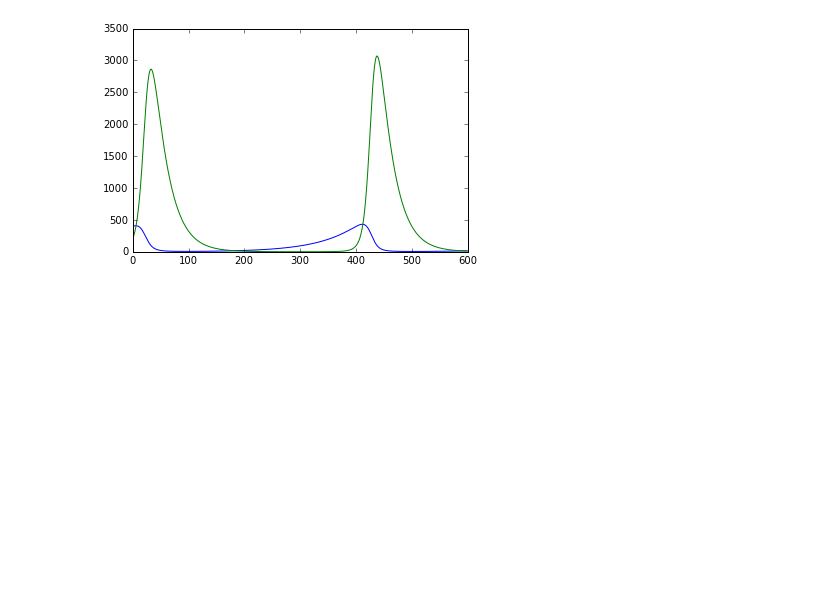
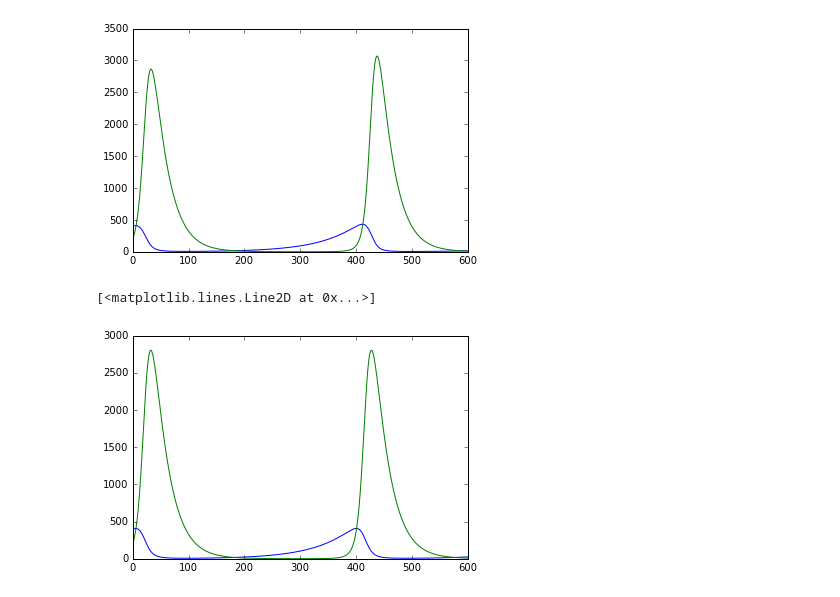
Before and after one commit to GregZaylor/rabbits-and-foxes-yujiazhang84, a Jupyter notebook: rabbits-and-foxes.ipynb, the cells around one changed output. Saved outputs shown, nothing was run; the diff lists cells and outputs as text; code cells hidden in the pictures; blank space fills up the shorter version.

Commit message:
Assignment: odeint function

```diff
--- a/rabbits-and-foxes.ipynb
+++ b/rabbits-and-foxes.ipynb
@@ -95,0 +105,33 @@ plt.plot(time, F)
+# %%
+# Kintetic constant
+k_1 = 0.015
+k_2 = 0.00004
+k_3 = 0.0004
+k_4 = 0.04
+
+# Initial condition
+rabbit_0 = 400
+fox_0 = 200
+
+# Other condition
+day = 600
+step_size = 0.1
+# %%
+def f(y, t):
+    R, F = y
+    dR = k_1*R - k_2*R*F
+    dF = k_3*R*F - k_4*F
+    return (dR, dF)
+
+initial = [rabbit_0, fox_0]
+times = np.arange(0, day, step_size)
+result = odeint (f, initial, times)
+
+rabbit = result[:,0]
+fox = result[:,1]
+# %%
+plt.plot(times, rabbit)
+plt.plot(times, fox)
+# %% [output]
+[<matplotlib.lines.Line2D at 0x...>]
+[figure, added]
```
Also changed, not shown: parts of 3 cells of this notebook.
